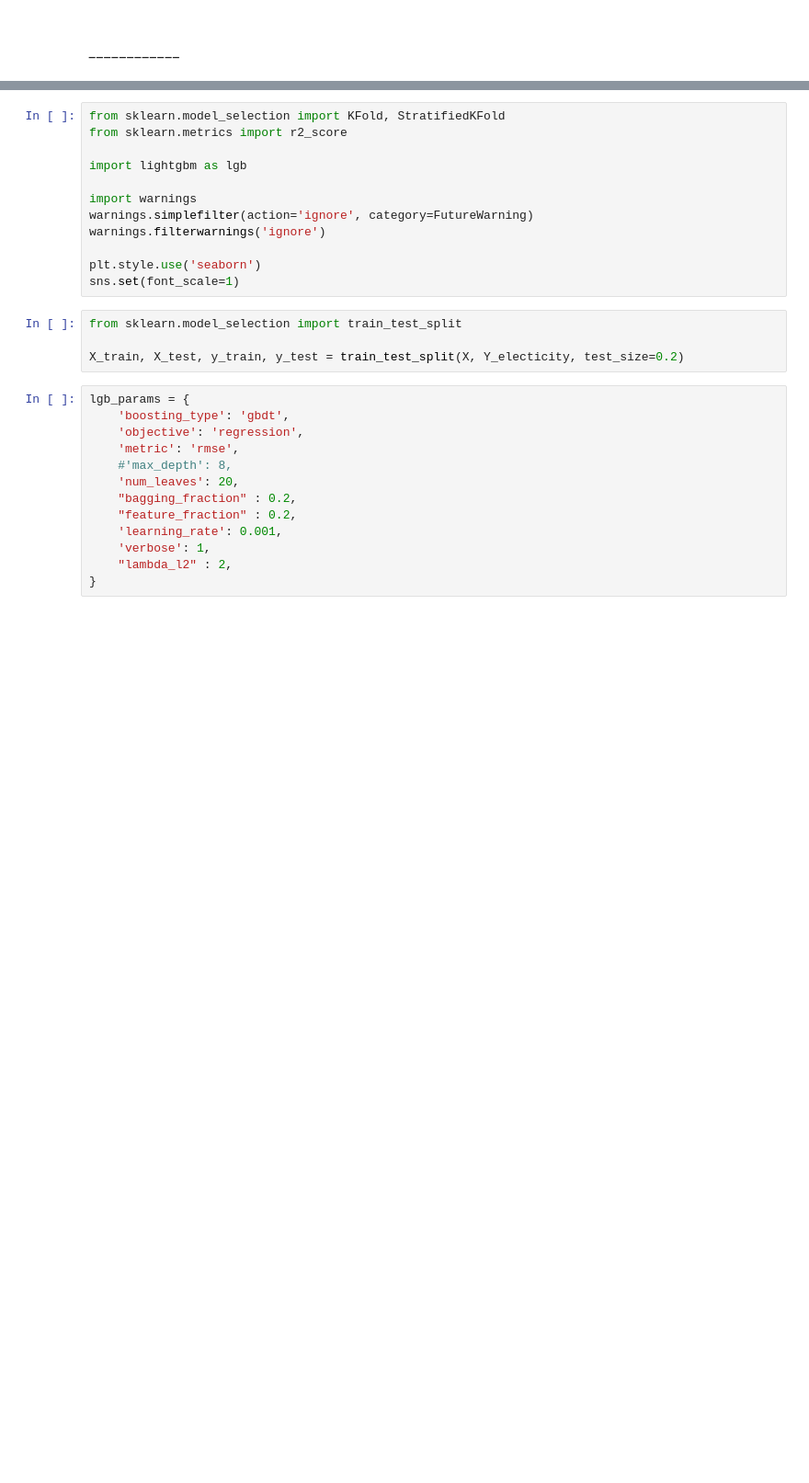
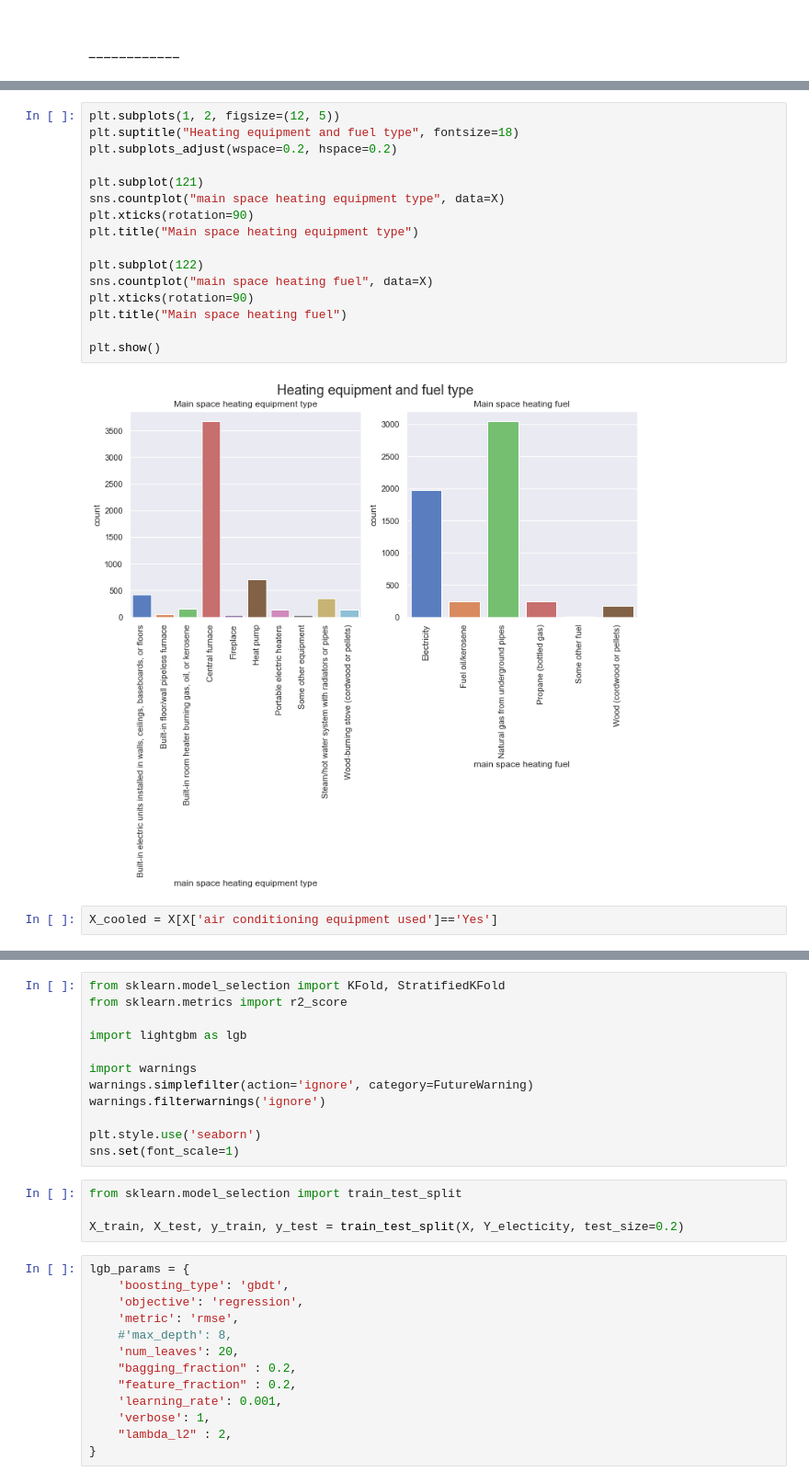
Before and after one commit to JuliaZozulia/Predicting_utilitiy_cost, a Jupyter notebook: Predicting residential utility costs based on attributes of the house .ipynb, the cells around one changed output, grey strips where cells are left out. Shown at 92% size. Saved outputs shown, nothing was run; the diff lists cells and outputs as text; blank space fills up the shorter version.

```diff
--- a/Predicting residential utility costs based on attributes of the house .ipynb
+++ b/Predicting residential utility costs based on attributes of the house .ipynb
@@ -357,0 +483,20 @@ X.describe()
+# %%
+plt.subplots(1, 2, figsize=(12, 5))
+plt.suptitle("Heating equipment and fuel type", fontsize=18)
+plt.subplots_adjust(wspace=0.2, hspace=0.2)
+
+plt.subplot(121)
+sns.countplot("main space heating equipment type", data=X)
+plt.xticks(rotation=90)
+plt.title("Main space heating equipment type")
+
+plt.subplot(122)
+sns.countplot("main space heating fuel", data=X)
+plt.xticks(rotation=90)
+plt.title("Main space heating fuel")
+
+plt.show()
+# %% [output]
+[figure, added]
+# %%
+X_cooled = X[X['air conditioning equipment used']=='Yes']
```
Also changed, not shown: parts of 41 cells of this notebook.
